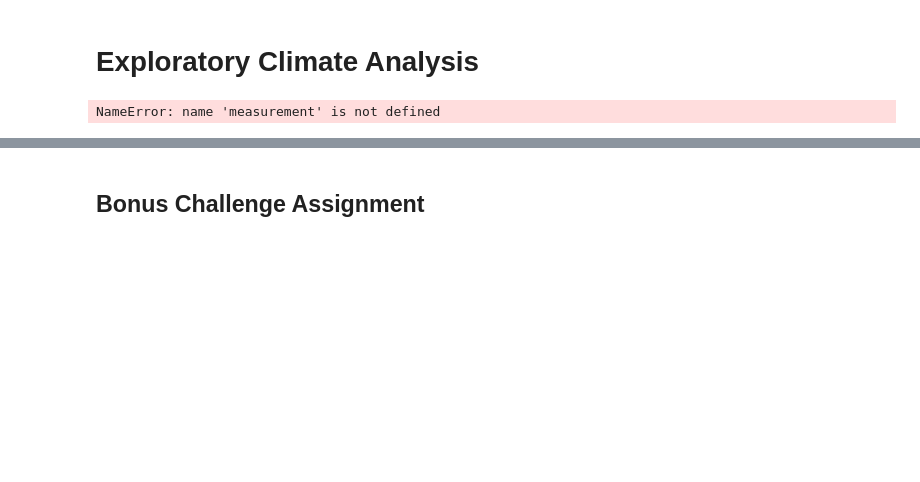
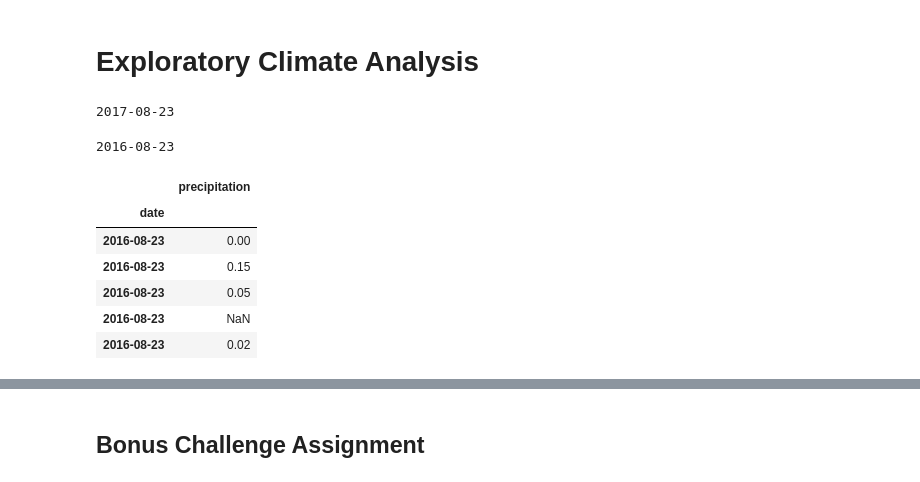
Before and after one commit to stepheng123/sqlalchemy-challenge, a Jupyter notebook: climate_starter.ipynb, the cells around one changed output, grey strips where cells are left out. Saved outputs shown, nothing was run; the diff lists cells and outputs as text; code cells hidden in the pictures; blank space fills up the shorter version.

```diff
--- a/climate_starter.ipynb
+++ b/climate_starter.ipynb
@@ -63,21 +63,3 @@ longitude FLOAT
 elevation FLOAT
 # %% [markdown]
 # Exploratory Climate Analysis
-# %%
-### Design a query to retrieve the last 12 months of precipitation data and plot the results
-prec_data = session.query(measurement.date, measurement.prcp).\
-    filter(func.strftime("%m", measurement.date) == "05").\
-    group_by(measurement.date).\
-    order_by(measurement.date).all()
-prec_data
-# Calculate the date 1 year ago from the last data point in the database
-
-# Perform a query to retrieve the data and precipitation scores
-
-# Save the query results as a Pandas DataFrame and set the index to the date column
-
-# Sort the dataframe by date
-
-# Use Pandas Plotting with Matplotlib to plot the data
-# %% [output]
-NameError: name 'measurement' is not defined
@@ -83,0 +68,31 @@ NameError: name 'measurement' is not defined
+# %%
+# Calculate the date 1 year ago from the last data point in the database
+most_current_date = session.query(Measurement.date).order_by(Measurement.date.desc()).first()
+most_current_date = str(most_current_date)[2:-3]
+print(most_current_date)
+# %% [output]
+2017-08-23
+# %%
+
+year_from_current = str(eval(most_current_date[0:4])-1) + most_current_date[4:]
+print(year_from_current)
+# %% [output]
+2016-08-23
+# %%
+# Perform a query to retrieve the data and precipitation scores
+last_12m_prcp = session.query(Measurement.date, Measurement.prcp).\
+    filter(Measurement.date >= year_from_current).filter(Measurement.date <= most_current_date).order_by(Measurement.date).all()
+
+# Save the query results as a Pandas DataFrame and set the index to the date column
+last_12_prcp_df = pd.DataFrame(data=last_12m_prcp)
+last_12_prcp_df.set_index("date", inplace=True)
+last_12_prcp_df.rename(columns={"prcp": "precipitation"}, inplace=True)
+last_12_prcp_df.head()
+# %% [output]
+|  | precipitation |
+| date |  |
+| 2016-08-23 | 0.00 |
+| 2016-08-23 | 0.15 |
+| 2016-08-23 | 0.05 |
+| 2016-08-23 | NaN |
+| 2016-08-23 | 0.02 |
```
Also changed, not shown: parts of 8 cells of this notebook, 13 other files.
